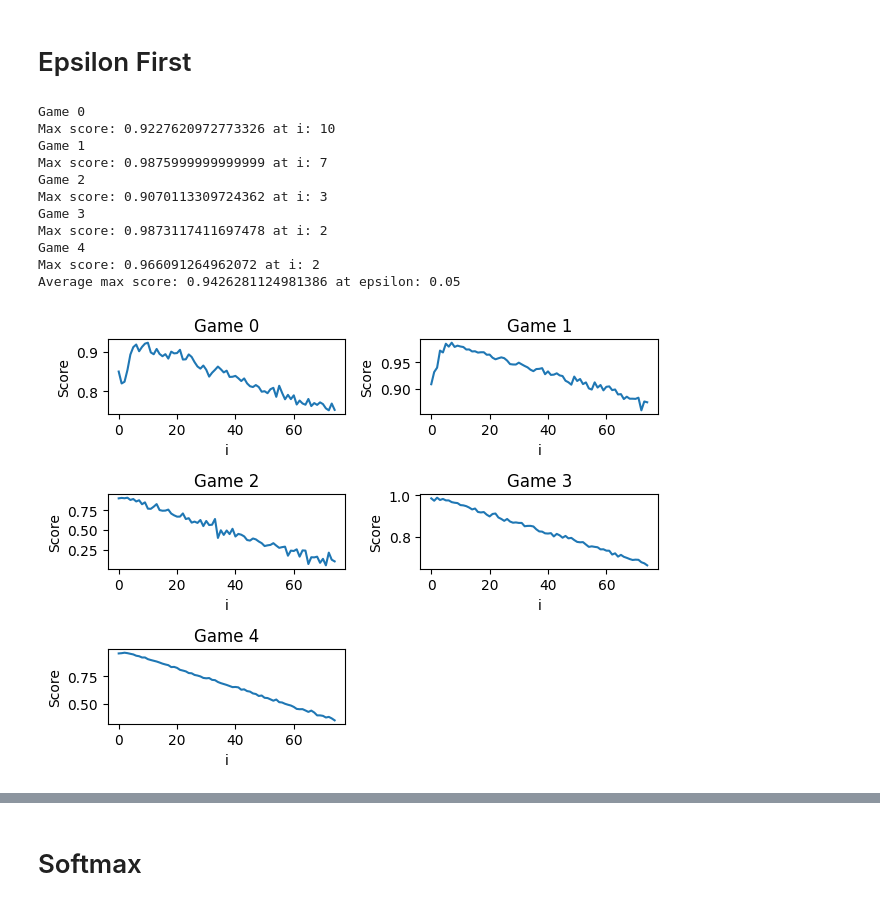
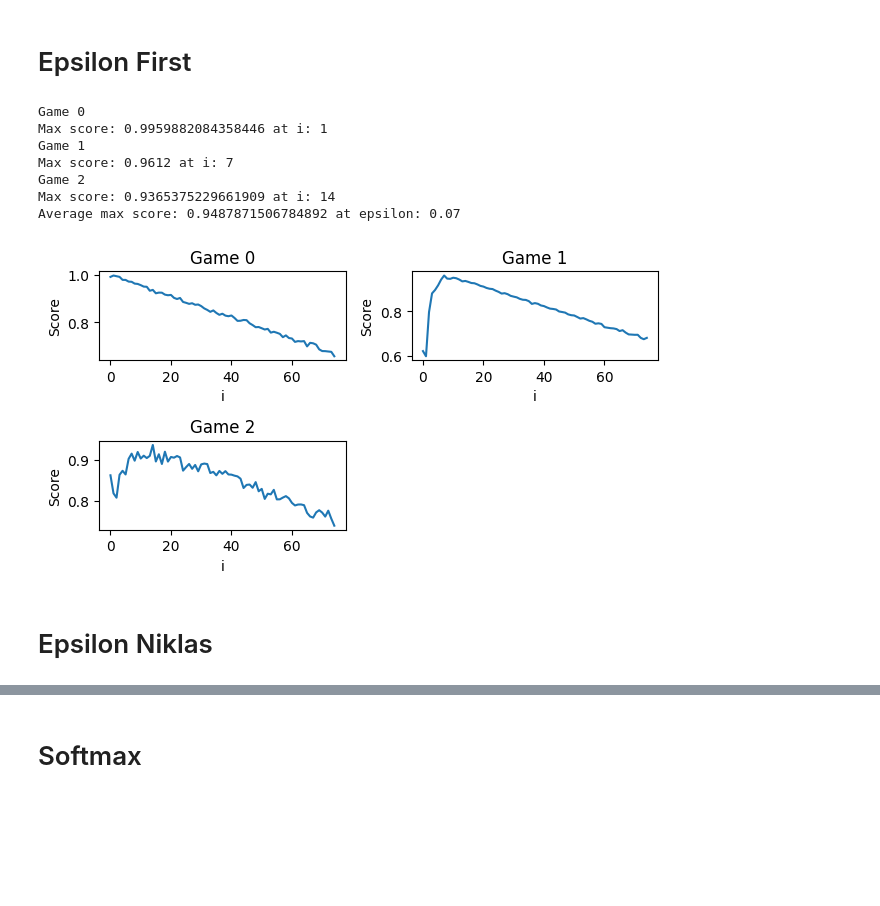
Before and after one commit to hci-gu/markovai, a Jupyter notebook: play.ipynb, the cells around one changed output, grey strips where cells are left out. Drawn from its saved outputs; the diff is of its cells as text; code cells hidden in the pictures; blank space fills up the shorter version.

Commit message:
More games.

```diff
--- a/play.ipynb
+++ b/play.ipynb
@@ -17,11 +17,13 @@ def loadGame(game):
 # print(data)
 
 games = [
-    loadGame('balloon'),
-    loadGame('riskavoidance'),
-    loadGame('igt-variant2'),
-    loadGame('double'),
-    loadGame('tripple'),
+    # loadGame('balloon'),
+    # loadGame('riskavoidance'),
+    loadGame('double1'),
+    loadGame('tripple1'),
+    loadGame('tripple2'),
+    loadGame('tripple3'),
+    loadGame('tripple4'),
 ]
 # %%
 alpha = 0.1
@@ -155,3 +187,5 @@ sum([1,2])
+# %%
+results = []
 # %% [markdown]
 # Epsilon greedy
 # %%
@@ -195,5 +229,7 @@ avgMaxScores = [sum([allScores[j][i] for j in range(len(games))]) / len(games) f
 # argmax of avgMaxScores
 maxScoreIndex = avgMaxScores.index(max(avgMaxScores))
 print(f'Average max score: {max(avgMaxScores)} at epsilon: {maxScoreIndex*epsilonSteps/100.0}')
+
+results.append([allScores[i][maxScoreIndex] for i in range(len(games))])
 # %% [output]
 Game 0
@@ -228,42 +264,42 @@ def runEpsilonFirstSimulation(game):
 
 allScores = []
 import matplotlib.pyplot as plt
 # run simulation and plot in a grid
 for i in range(0,len(games)):
     print('Game ' + str(i))
     epsilonScores = [x/games[i]['expectedBest'] for x in runEpsilonFirstSimulation(games[i])]
     # get max score index
     maxScoreIndex = epsilonScores.index(max(epsilonScores))
     allScores.append(epsilonScores)
     # print max score
     print('Max score: ' + str(epsilonScores[maxScoreIndex]) + ' at i: ' + str(maxScoreIndex))
     plt.subplot(3, 2, i+1)
     # add margin between plots
     plt.subplots_adjust(hspace=0.5)
     plt.title('Game ' + str(i))
     plt.plot(range(0, 75, 1), epsilonScores)
     plt.xlabel('i')
     plt.ylabel('Score')
     # tight fit
     plt.tight_layout()
 
 avgMaxScores = [sum([allScores[j][i] for j in range(len(games))]) / len(games) for i in range(len(allScores[0]))]
 # argmax of avgMaxScores
 maxScoreIndex = avgMaxScores.index(max(avgMaxScores))
 print(f'Average max score: {max(avgMaxScores)} at epsilon: {maxScoreIndex*epsilonSteps/100.0}')
+
+results.append([allScores[i][maxScoreIndex] for i in range(len(games))])
 # %% [output]
 Game 0
-Max score: 0.9227620972773326 at i: 10
+Max score: 0.9959882084358446 at i: 1
 Game 1
-Max score: 0.9875999999999999 at i: 7
+Max score: 0.9612 at i: 7
 Game 2
-Max score: 0.9070113309724362 at i: 3
-Game 3
-Max score: 0.9873117411697478 at i: 2
-Game 4
-Max score: 0.966091264962072 at i: 2
-Average max score: 0.9426281124981386 at epsilon: 0.05
+Max score: 0.9365375229661909 at i: 14
+Average max score: 0.9487871506784892 at epsilon: 0.07
-[figure, old version]
+[figure, new version]
+# %% [markdown]
+# Epsilon Niklas
 # %%
 # epislon niklas
 alpha = 0.999
```
Also changed, not shown: parts of 8 cells of this notebook, 5 other files.
